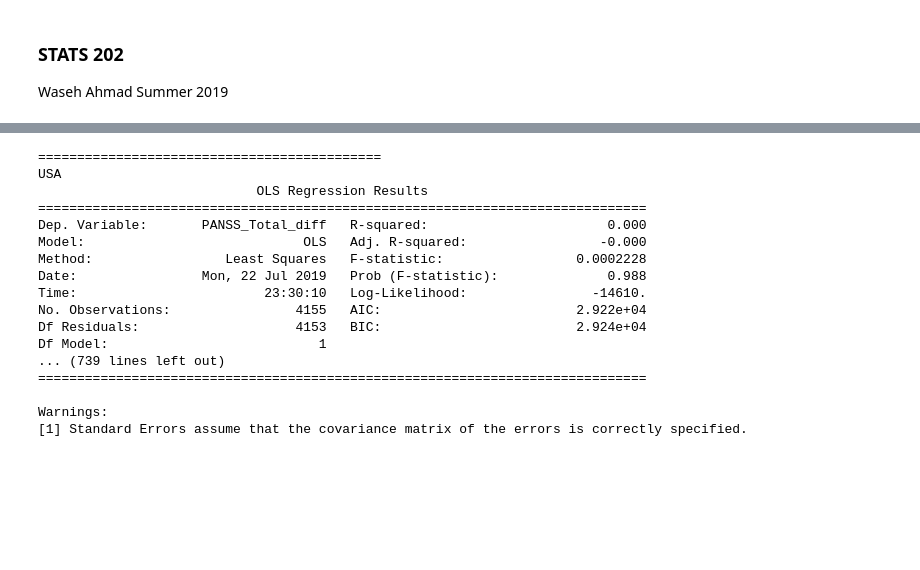
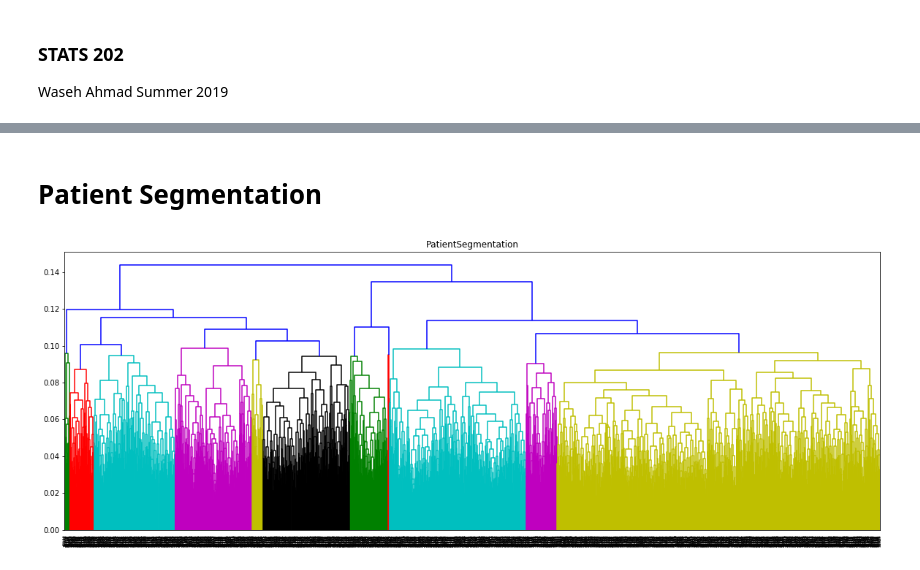
Before and after one commit to wasehahmad/PANSS-Trial-Analysis, a Jupyter notebook: panss_analysis_notebook.ipynb, the cells around one changed output, grey strips where cells are left out. Saved outputs shown, nothing was run; the diff lists cells and outputs as text; code cells hidden in the pictures; blank space fills up the shorter version.

Commit message:
started segmentation analysis

```diff
--- a/panss_analysis_notebook.ipynb
+++ b/panss_analysis_notebook.ipynb
@@ -169,27 +104,0 @@ strong multicollinearity problems or that the design matrix is singular.
-# %%
-vals = sortedDF.Country.unique()
-for val in vals:
-    df = sortedDF.loc[sortedDF['Country'] == val]
-    formula = "PANSS_Total_diff~ C(TxGroup)"
-    olsModelDiff = smf.ols(formula,data=df).fit()
-    print("============================================")
-    print(val)
-    print(olsModelDiff.summary())
-# %% [output]
-============================================
-USA
-                            OLS Regression Results
-==============================================================================
-Dep. Variable:       PANSS_Total_diff   R-squared:                       0.000
-Model:                            OLS   Adj. R-squared:                 -0.000
-Method:                 Least Squares   F-statistic:                 0.0002228
-Date:                Mon, 22 Jul 2019   Prob (F-statistic):              0.988
-Time:                        23:30:10   Log-Likelihood:                -14610.
-No. Observations:                4155   AIC:                         2.922e+04
-Df Residuals:                    4153   BIC:                         2.924e+04
-Df Model:                           1
-... (739 lines left out)
-==============================================================================
-
-Warnings:
-[1] Standard Errors assume that the covariance matrix of the errors is correctly specified.
@@ -319,0 +105,20 @@ def diagnostic_plots(X, y, model_fit=None):
+# %% [markdown]
+# Patient Segmentation
+# %%
+firstVisits = sortedDF.groupby('PatientID').first().drop(['index','const','Study','TxGroup','SiteID','RaterID','AssessmentiD','LeadStatus','Country','VisitDay','PANSS_Total_diff','Ps','Gs','Ns'],axis = 1)
+# firstVisits['Country'] = pd.factorize(firstVisits['Country'])[0]
+
+data_scaled = normalize(firstVisits,axis=0)
+data_scaled = pd.DataFrame(data_scaled, columns=firstVisits.columns)
+
+
+labels = firstVisits.index.values
+linked = hierarchy.linkage(data_scaled, 'complete',metric='euclidean')
+
+plt.figure(figsize=(20, 7))
+arrestsDendrogram = hierarchy.dendrogram(linked,labels=labels)
+plt.title("PatientSegmentation")
+plt.axhline(y=0.3, color='r', linestyle='--')
+plt.show()
+# %% [output]
+[figure, added]
```
Also changed, not shown: parts of 9 cells of this notebook, 1 other file.
